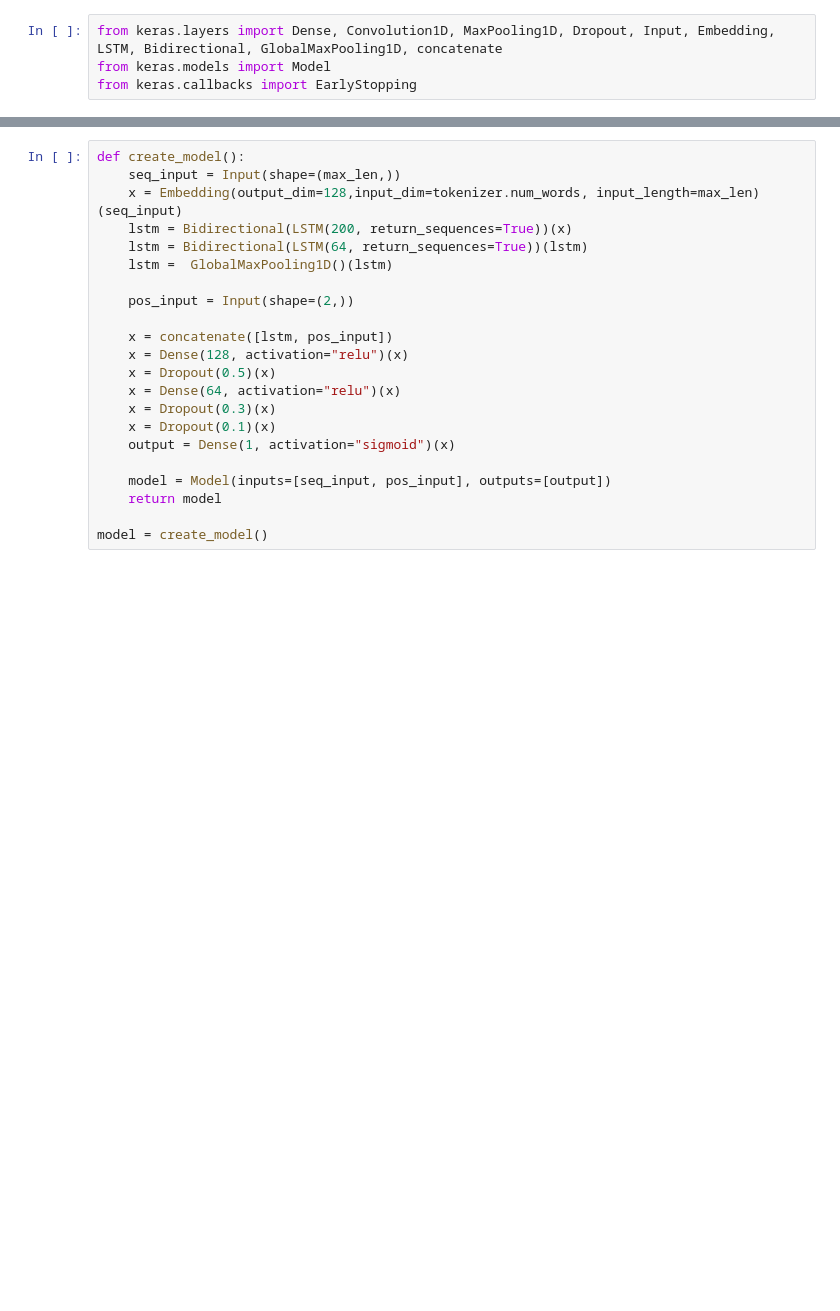
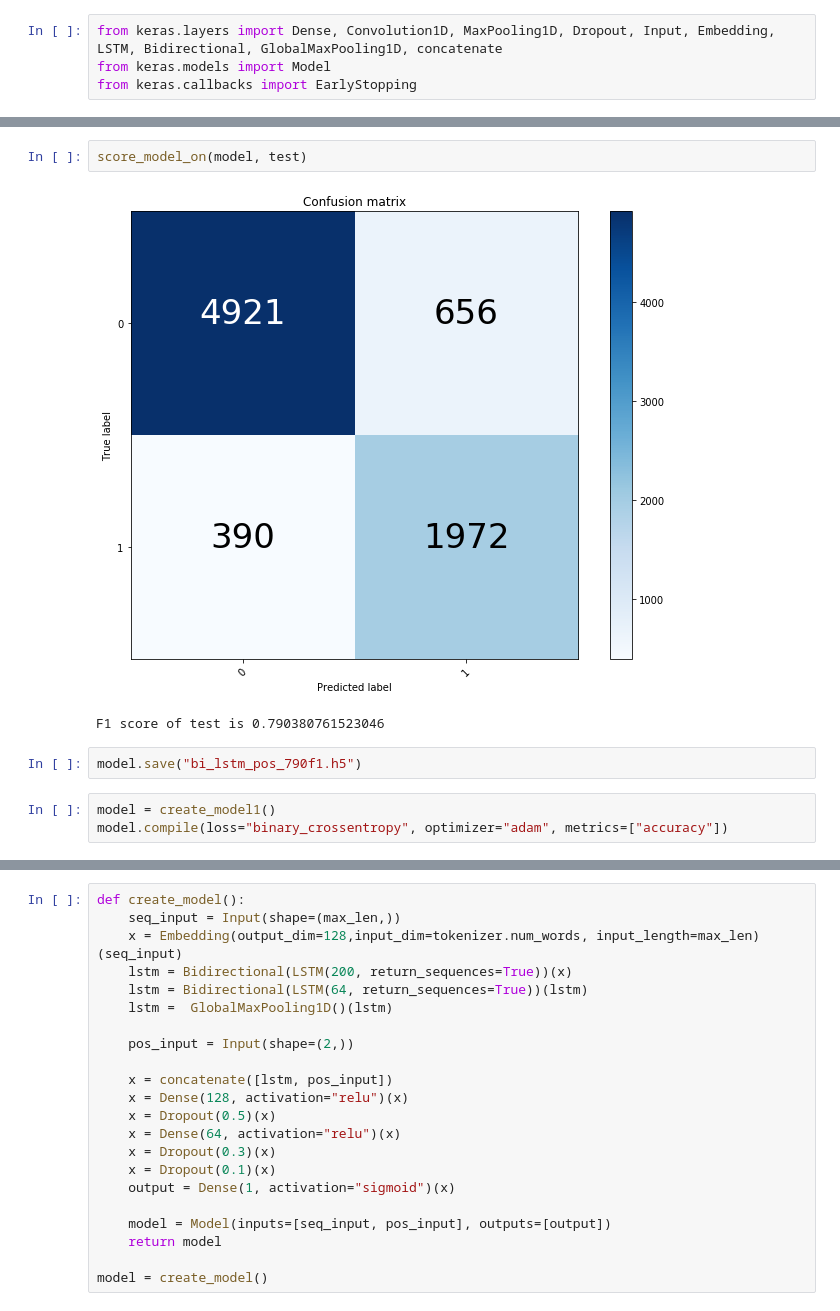
Before and after one commit to radpet/stuff, a Jupyter notebook: datathon/ontotext/BI_LSTM_POS.ipynb, the cells around one changed output, grey strips where cells are left out. Cells and saved outputs as stored; diff of their text form; blank space fills up the shorter version.

```diff
--- a/datathon/ontotext/BI_LSTM_POS.ipynb
+++ b/datathon/ontotext/BI_LSTM_POS.ipynb
@@ -111,0 +173,10 @@ from keras.callbacks import EarlyStopping
+# %%
+score_model_on(model, test)
+# %% [output]
+[figure, added]
+F1 score of test is 0.790380761523046
+# %%
+model.save("bi_lstm_pos_790f1.h5")
+# %%
+model = create_model1()
+model.compile(loss="binary_crossentropy", optimizer="adam", metrics=["accuracy"])
```
Also changed, not shown: parts of 7 cells of this notebook, 1 other file.
